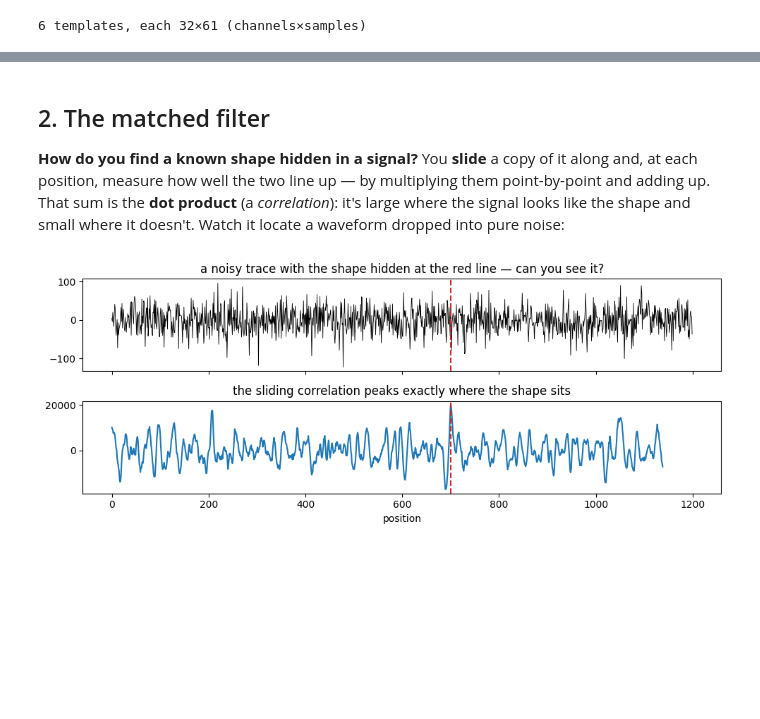
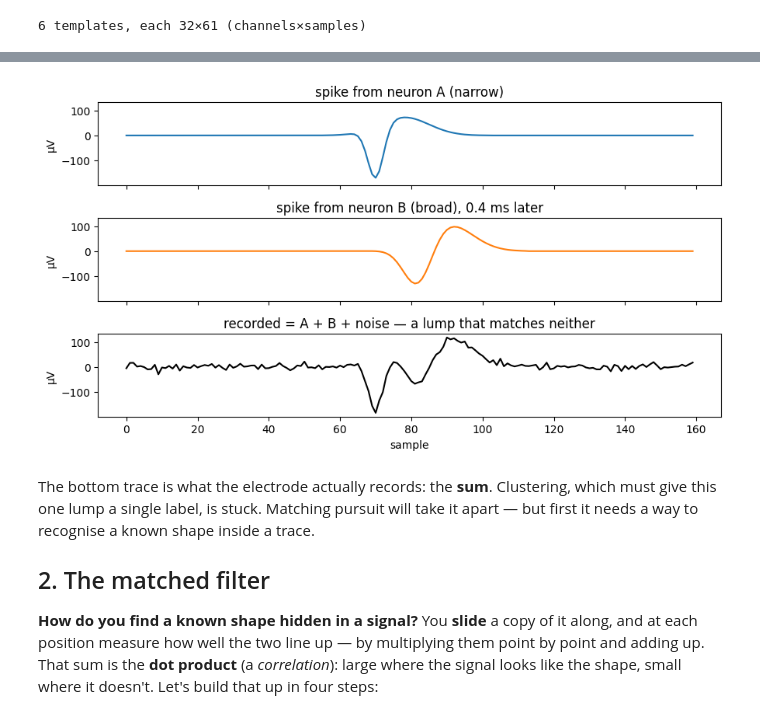
Before and after one commit to stootoon/swc-en-2026, a Jupyter notebook: ephys-pop/notebooks/06_template_matching_solutions.ipynb, the cells around one changed output, grey strips where cells are left out. Cells and saved outputs as stored; diff of their text form; code cells hidden in the pictures; blank space fills up the shorter version.

```diff
--- a/ephys-pop/notebooks/06_template_matching_solutions.ipynb
+++ b/ephys-pop/notebooks/06_template_matching_solutions.ipynb
@@ -54,26 +38,39 @@ collision at 5.477s: units 3 and 2, 9 samples apart
+# %%
+probe = rec.probe
+L = templates.shape[2]            # template length in samples
+half = L // 2
+
+# two neurons at the SAME location (so they share channels) but with different shapes
+tmplA = ps.make_template(probe, [0.0, 300.0], amplitude=170,
+                         waveform=ps.spike_waveform(trough_width=2.2, peak_ratio=0.35))
+tmplB = ps.make_template(probe, [0.0, 300.0], amplitude=130,
+                         waveform=ps.spike_waveform(trough_width=4.0, peak_ratio=0.6))
+pc = ps.peak_channel(tmplA)       # the shared peak channel
+
+rng = np.random.default_rng(0)
+seg = rng.normal(0, 8.0, size=(160, probe.n_channels)).astype(float)   # a noisy blank patch
+tA, tB = 40, 52                   # the two spikes fire ~0.4 ms apart -> they overlap
+seg[tA:tA + L] += tmplA.T
+seg[tB:tB + L] += tmplB.T
+
+compA = np.zeros(160); compA[tA:tA + L] = tmplA[pc]
+compB = np.zeros(160); compB[tB:tB + L] = tmplB[pc]
+fig, ax = plt.subplots(3, 1, figsize=(9, 5), sharex=True, sharey=True)
+ax[0].plot(compA, color=ps.plotting.unit_color(0)); ax[0].set_title("spike from neuron A (narrow)")
+ax[1].plot(compB, color=ps.plotting.unit_color(1)); ax[1].set_title("spike from neuron B (broad), 0.4 ms later")
+ax[2].plot(seg[:, pc], "k"); ax[2].set_title("recorded = A + B + noise — a lump that matches neither")
+ax[-1].set_xlabel("sample"); [a.set_ylabel("µV") for a in ax]
+plt.tight_layout(); plt.show()
+# %% [output]
+[figure, added]
 # %% [markdown]
+The bottom trace is what the electrode actually records: the **sum**. Clustering, which
+must give this one lump a single label, is stuck. Matching pursuit will take it apart —
+but first it needs a way to recognise a known shape inside a trace.
+
 ## 2. The matched filter
 
-**How do you find a known shape hidden in a signal?** You **slide** a copy of it along
-and, at each position, measure how well the two line up — by multiplying them
-point-by-point and adding up. That sum is the **dot product** (a *correlation*): it's
-large where the signal looks like the shape and small where it doesn't. Watch it locate
-a waveform dropped into pure noise:
+**How do you find a known shape hidden in a signal?** You **slide** a copy of it along,
+and at each position measure how well the two line up — by multiplying them point by
+point and adding up. That sum is the **dot product** (a *correlation*): large where the
+signal looks like the shape, small where it doesn't. Let's build that up in four steps:
-# %%
-rng = np.random.default_rng(0)
-shape = templates[0][ps.peak_channel(templates[0])]      # one template's peak-channel waveform
-L = len(shape)
-trace = rng.normal(0, shape.std() * 1.5, 1200)           # pure noise ...
-loc = 700
-trace[loc:loc + L] += shape                              # ... with the shape hidden at t=700
-
-corr = np.array([np.dot(trace[i:i + L], shape) for i in range(len(trace) - L)])
-
-fig, ax = plt.subplots(2, 1, figsize=(10, 4), sharex=True)
-ax[0].plot(trace, "k", lw=0.6); ax[0].axvline(loc, color="tab:red", ls="--")
-ax[0].set_title("a noisy trace with the shape hidden at the red line — can you see it?")
-ax[1].plot(corr, "tab:blue"); ax[1].axvline(loc, color="tab:red", ls="--")
-ax[1].set_title("the sliding correlation peaks exactly where the shape sits")
-ax[1].set_xlabel("position"); plt.tight_layout(); plt.show()
-# %% [output]
-[figure, removed]
```
Also changed, not shown: parts of 18 cells of this notebook, 2 other files.
